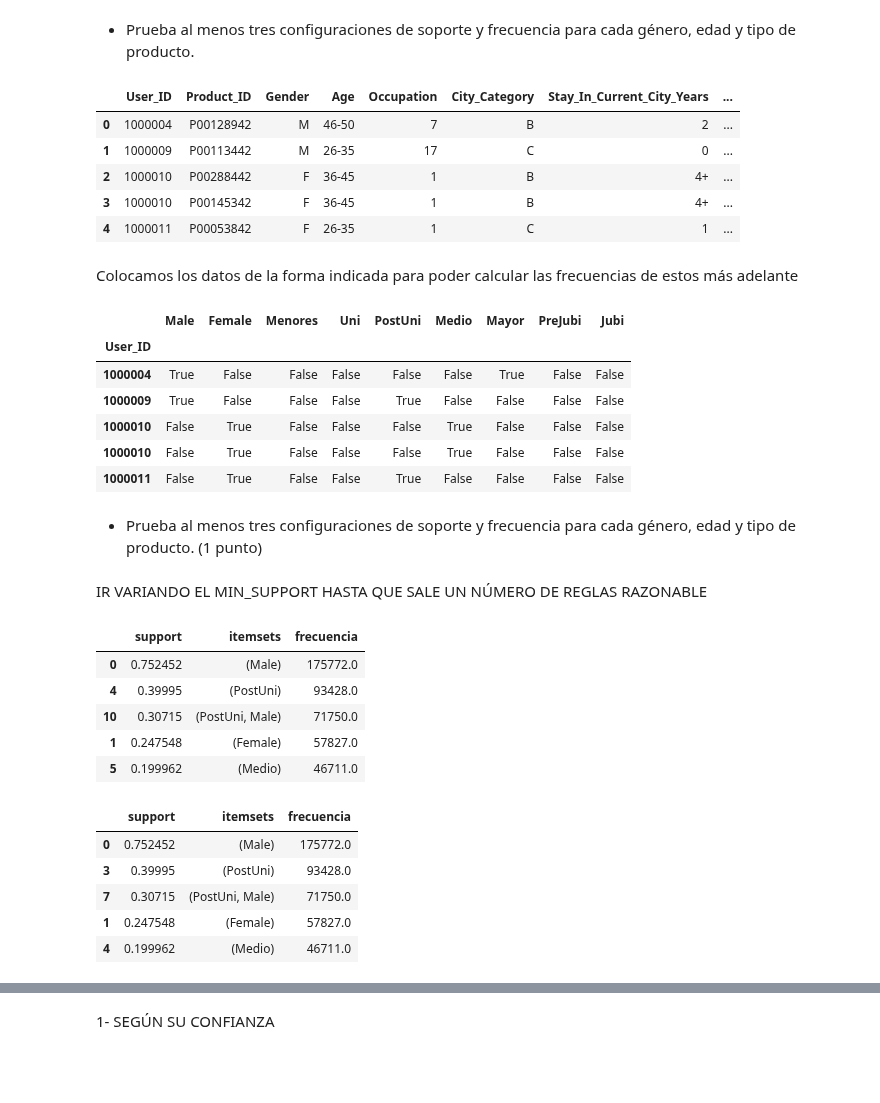
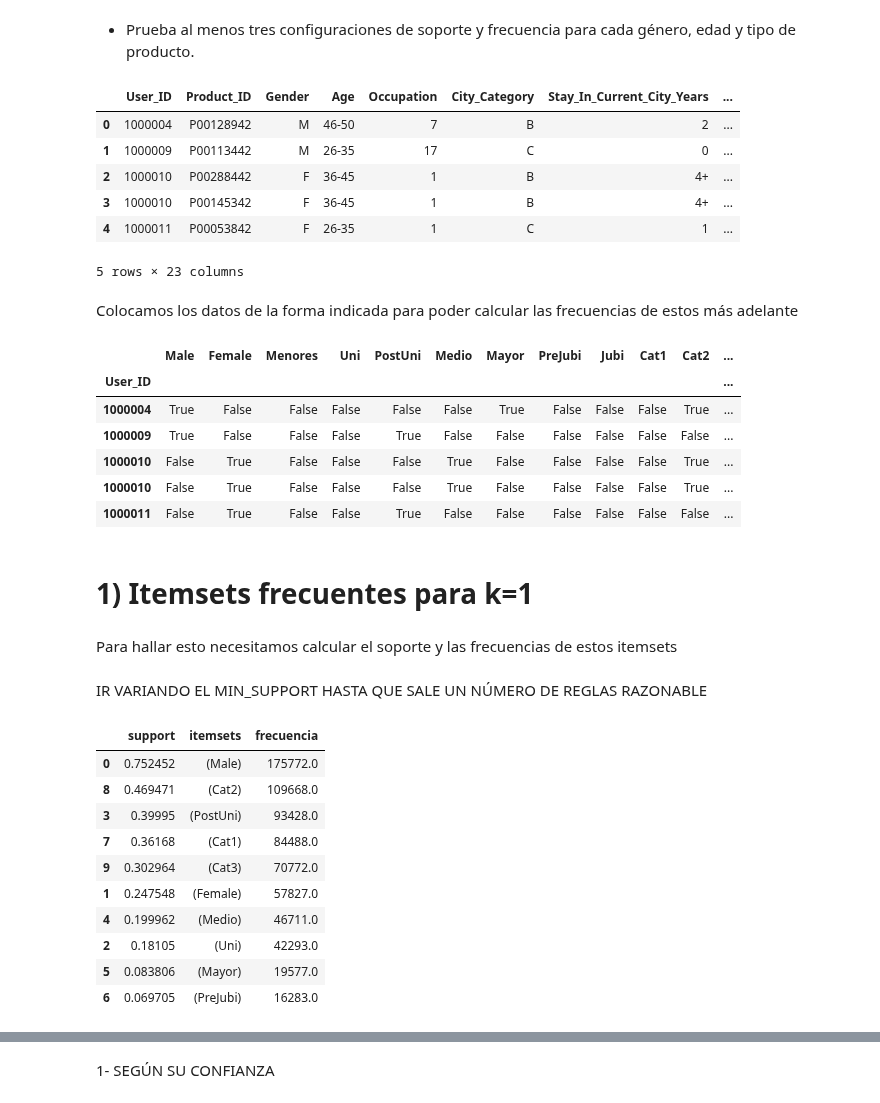
Before and after one commit to javierarteagapuell/deeplearning, a Jupyter notebook: Prac2Ej1.ipynb, the cells around one changed output, grey strips where cells are left out. Saved outputs shown, nothing was run; the diff lists cells and outputs as text; code cells hidden in the pictures; blank space fills up the shorter version.

```diff
--- a/Prac2Ej1.ipynb
+++ b/Prac2Ej1.ipynb
@@ -54,2 +51,0 @@ Como más de la mitad de las filas de Product Category 3 son NA's eliminamos est
-# %%
-data = data.drop(['Product_Category_3'], axis=1)
@@ -56,3 +68,5 @@ data = data.drop(['Product_Category_3'], axis=1)
+# %%
+data.fillna(0, inplace=True)
 # %% [markdown]
 Vemos si hay algún dato duplicado
 # %%
@@ -80,12 +94,21 @@ data.loc[(data['Age'] != '36-45'), 'Medio'] = False
 data.loc[(data['Age'] == '36-45'), 'Medio'] = True
 data.loc[(data['Age'] != '46-50'), 'Mayor'] = False
 data.loc[(data['Age'] == '46-50'), 'Mayor'] = True
-data.loc[(data['Age'] != '50-55'), 'PreJubi'] = False
-data.loc[(data['Age'] == '50-55'), 'PreJubi'] = True
+data.loc[(data['Age'] != '51-55'), 'PreJubi'] = False
+data.loc[(data['Age'] == '51-55'), 'PreJubi'] = True
 data.loc[(data['Age'] != '55+'), 'Jubi'] = False
 data.loc[(data['Age'] == '55+'), 'Jubi'] = True
 
+mediaCat1=data['Product_Category_1'].mean()
+mediaCat2=data['Product_Category_2'].mean()
+mediaCat3=data['Product_Category_3'].mean()
 
+data.loc[(data['Product_Category_1'] > mediaCat1), 'Cat1'] = True
+data.loc[(data['Product_Category_1'] <= mediaCat1), 'Cat1'] = False
+data.loc[(data['Product_Category_2'] > mediaCat2), 'Cat2'] = True
+data.loc[(data['Product_Category_2'] <= mediaCat2), 'Cat2'] = False
+data.loc[(data['Product_Category_3'] > mediaCat3), 'Cat3'] = True
+data.loc[(data['Product_Category_3'] <= mediaCat3), 'Cat3'] = False
 
 data.head()
 # %% [output]
@@ -95,53 +118,45 @@ data.head()
 | 2 | 1000010 | P00288442 | F | 36-45 | 1 | B | 4+ | ... |
 | 3 | 1000010 | P00145342 | F | 36-45 | 1 | B | 4+ | ... |
 | 4 | 1000011 | P00053842 | F | 26-35 | 1 | C | 1 | ... |
+5 rows × 23 columns
 # %% [markdown]
 Colocamos los datos de la forma indicada para poder calcular las frecuencias de estos más adelante
 # %%
-data1 = pd.DataFrame(data,columns=['User_ID','Male','Female','Menores','Uni','PostUni','Medio','Mayor','PreJubi','Jubi']).set_index('User_ID')
+data1 = pd.DataFrame(data,columns=['User_ID','Male','Female','Menores','Uni','PostUni','Medio','Mayor','PreJubi','Jubi','Cat1','Cat2','Cat3']).set_index('User_ID')
 data1.head()
 # %% [output]
-|  | Male | Female | Menores | Uni | PostUni | Medio | Mayor | PreJubi | Jubi |
-| User_ID |  |  |  |  |  |  |  |  |  |
-| 1000004 | True | False | False | False | False | False | True | False | False |
-| 1000009 | True | False | False | False | True | False | False | False | False |
-| 1000010 | False | True | False | False | False | True | False | False | False |
-| 1000010 | False | True | False | False | False | True | False | False | False |
-| 1000011 | False | True | False | False | True | False | False | False | False |
+|  | Male | Female | Menores | Uni | PostUni | Medio | Mayor | PreJubi | Jubi | Cat1 | Cat2 | ... |
+| User_ID |  |  |  |  |  |  |  |  |  |  |  | ... |
+| 1000004 | True | False | False | False | False | False | True | False | False | False | True | ... |
+| 1000009 | True | False | False | False | True | False | False | False | False | False | False | ... |
+| 1000010 | False | True | False | False | False | True | False | False | False | False | True | ... |
+| 1000010 | False | True | False | False | False | True | False | False | False | False | True | ... |
+| 1000011 | False | True | False | False | True | False | False | False | False | False | False | ... |
-# %% [markdown]
-- Prueba al menos tres configuraciones de soporte y frecuencia para cada género, edad y tipo de producto.
-(1 punto)
+# %% [markdown]
+# 1) Itemsets frecuentes para k=1
+# %% [markdown]
+Para hallar esto necesitamos calcular el soporte y las frecuencias de estos itemsets
 # %% [markdown]
 IR VARIANDO EL MIN_SUPPORT HASTA QUE SALE UN NÚMERO DE REGLAS RAZONABLE
 # %%
 from mlxtend.frequent_patterns import apriori, association_rules
 
-frequent_itemsets = apriori(data1, min_support=0.001, use_colnames=True)
-frequent_itemsets_sort = frequent_itemsets.sort_values(by=['support'], ascending=False)
+frequent_itemsets = apriori(data1, min_support=0.06, use_colnames=True)
+frequent_itemsets_k1 =frequent_itemsets[frequent_itemsets['itemsets'].apply(lambda x: len(x) == 1)]
+frequent_itemsets_k1_sort = frequent_itemsets_k1.sort_values(by=['support'], ascending=False)
 
-frequent=frequent_itemsets_sort.support*len(data1)
-frequent_itemsets_sort['frecuencia'] =frequent
-frequent_itemsets_sort.head()
+frequent=frequent_itemsets_k1_sort.support*len(data1)
+frequent_itemsets_k1_sort['frecuencia'] =frequent
+frequent_itemsets_k1_sort
 # %% [output]
 |  | support | itemsets | frecuencia |
 | 0 | 0.752452 | (Male) | 175772.0 |
-| 4 | 0.39995 | (PostUni) | 93428.0 |
-| 10 | 0.30715 | (PostUni, Male) | 71750.0 |
+| 8 | 0.469471 | (Cat2) | 109668.0 |
+| 3 | 0.39995 | (PostUni) | 93428.0 |
+| 7 | 0.36168 | (Cat1) | 84488.0 |
+| 9 | 0.302964 | (Cat3) | 70772.0 |
 | 1 | 0.247548 | (Female) | 57827.0 |
-| 5 | 0.199962 | (Medio) | 46711.0 |
+| 4 | 0.199962 | (Medio) | 46711.0 |
+| 2 | 0.18105 | (Uni) | 42293.0 |
+| 5 | 0.083806 | (Mayor) | 19577.0 |
+| 6 | 0.069705 | (PreJubi) | 16283.0 |
-# %%
-from mlxtend.frequent_patterns import apriori, association_rules
-
-frequent_itemsets = apriori(data1, min_support=0.06, use_colnames=True)
-frequent_itemsets_sort = frequent_itemsets.sort_values(by=['support'], ascending=False)
-
-frequent=frequent_itemsets_sort.support*len(data1)
-frequent_itemsets_sort['frecuencia'] =frequent
-frequent_itemsets_sort.head()
-# %% [output]
-|  | support | itemsets | frecuencia |
-| 0 | 0.752452 | (Male) | 175772.0 |
-| 3 | 0.39995 | (PostUni) | 93428.0 |
-| 7 | 0.30715 | (PostUni, Male) | 71750.0 |
-| 1 | 0.247548 | (Female) | 57827.0 |
-| 4 | 0.199962 | (Medio) | 46711.0 |
```
Also changed, not shown: parts of 65 cells of this notebook.
